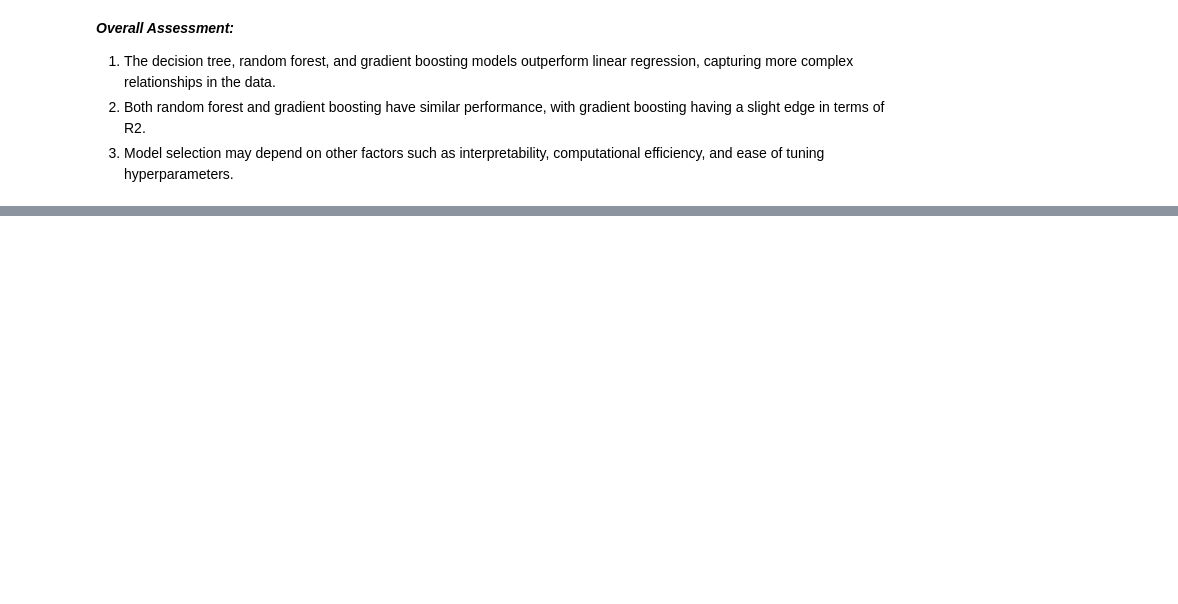
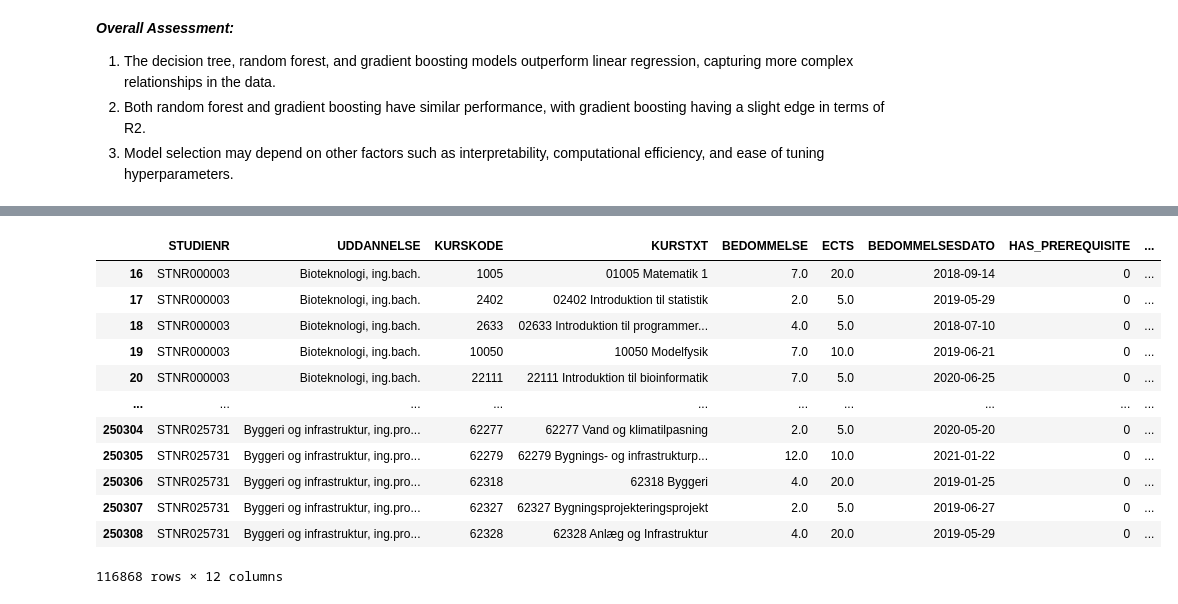
Before and after one commit to ejaj/process-mining, a Jupyter notebook: Predictive Analysis for Academic Performance.ipynb, the cells around one changed output, grey strips where cells are left out. Drawn from its saved outputs; the diff is of its cells as text; code cells hidden in the pictures; blank space fills up the shorter version.

Commit message:
Filtered student data

```diff
--- a/Predictive Analysis for Academic Performance.ipynb
+++ b/Predictive Analysis for Academic Performance.ipynb
@@ -287,0 +311,6 @@ print(f'Gradient Boosting Regressor Predicted Grade: {gb_predicted_grade}')
+# %%
+# Group by 'STUDIENR' and sum the 'ECTS_TOTAL' for each student
+sum_ects_by_student = new_df.groupby('STUDIENR')['ECTS'].sum().reset_index()
+sum_ects_by_student = sum_ects_by_student.rename(columns={'ECTS': 'TOTAL_ECTS'})
+# sum_ects_by_student = sum_ects_by_student.sort_values(by='TOTAL_ECTS', ascending=False)
+sum_ects_by_student
@@ -287,0 +331,5 @@ print(f'Gradient Boosting Regressor Predicted Grade: {gb_predicted_grade}')
+# %%
+filter_df = pd.DataFrame(sum_ects_by_student)
+# %%
+new_merged_df = new_df.merge(filter_df, how='left', left_on='STUDIENR', right_on='STUDIENR')
+new_merged_df.head(5)
@@ -287,0 +343,18 @@ print(f'Gradient Boosting Regressor Predicted Grade: {gb_predicted_grade}')
+# %%
+filtered_total_ect_data = new_merged_df[new_merged_df['TOTAL_ECTS'] >= 120]
+# %%
+filtered_total_ect_data
+# %% [output]
+|  | STUDIENR | UDDANNELSE | KURSKODE | KURSTXT | BEDOMMELSE | ECTS | BEDOMMELSESDATO | HAS_PREREQUISITE | ... |
+| 16 | STNR000003 | Bioteknologi, ing.bach. | 1005 | 01005 Matematik 1 | 7.0 | 20.0 | 2018-09-14 | 0 | ... |
+| 17 | STNR000003 | Bioteknologi, ing.bach. | 2402 | 02402 Introduktion til statistik | 2.0 | 5.0 | 2019-05-29 | 0 | ... |
+| 18 | STNR000003 | Bioteknologi, ing.bach. | 2633 | 02633 Introduktion til programmer... | 4.0 | 5.0 | 2018-07-10 | 0 | ... |
+| 19 | STNR000003 | Bioteknologi, ing.bach. | 10050 | 10050 Modelfysik | 7.0 | 10.0 | 2019-06-21 | 0 | ... |
+| 20 | STNR000003 | Bioteknologi, ing.bach. | 22111 | 22111 Introduktion til bioinformatik | 7.0 | 5.0 | 2020-06-25 | 0 | ... |
+| ... | ... | ... | ... | ... | ... | ... | ... | ... | ... |
+| 250304 | STNR025731 | Byggeri og infrastruktur, ing.pro... | 62277 | 62277 Vand og klimatilpasning | 2.0 | 5.0 | 2020-05-20 | 0 | ... |
+| 250305 | STNR025731 | Byggeri og infrastruktur, ing.pro... | 62279 | 62279 Bygnings- og infrastrukturp... | 12.0 | 10.0 | 2021-01-22 | 0 | ... |
+| 250306 | STNR025731 | Byggeri og infrastruktur, ing.pro... | 62318 | 62318 Byggeri | 4.0 | 20.0 | 2019-01-25 | 0 | ... |
+| 250307 | STNR025731 | Byggeri og infrastruktur, ing.pro... | 62327 | 62327 Bygningsprojekteringsprojekt | 2.0 | 5.0 | 2019-06-27 | 0 | ... |
+| 250308 | STNR025731 | Byggeri og infrastruktur, ing.pro... | 62328 | 62328 Anlæg og Infrastruktur | 4.0 | 20.0 | 2019-05-29 | 0 | ... |
+116868 rows × 12 columns
```
Also changed, not shown: parts of 18 cells of this notebook, 2 other files.
